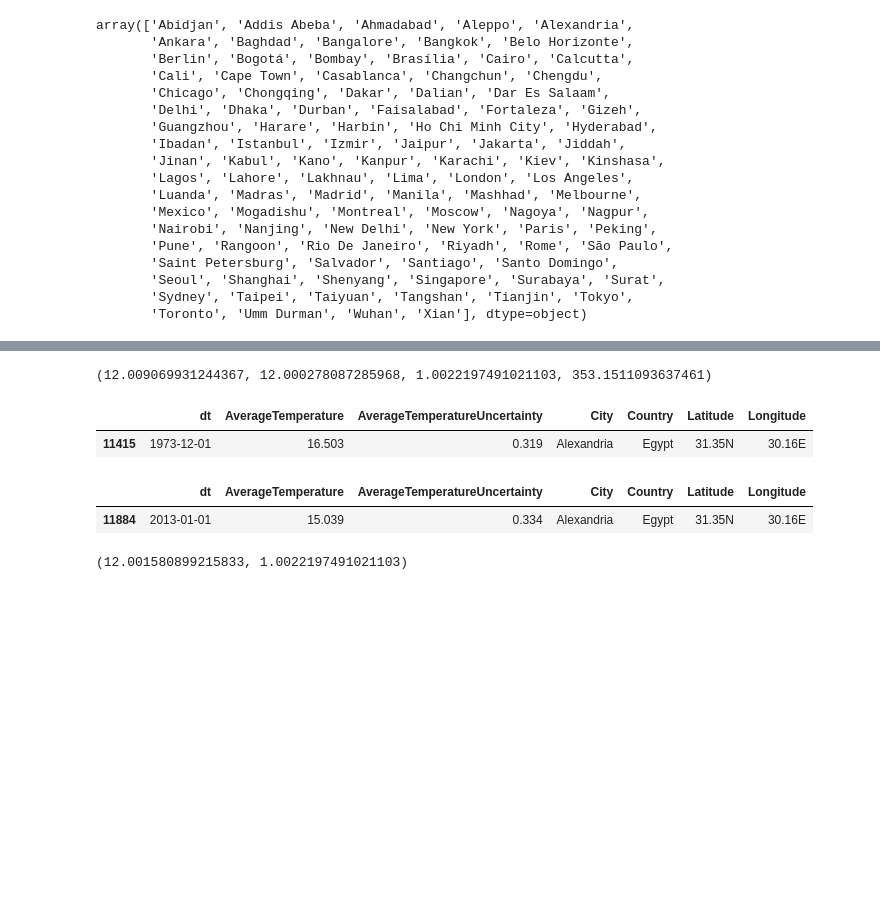
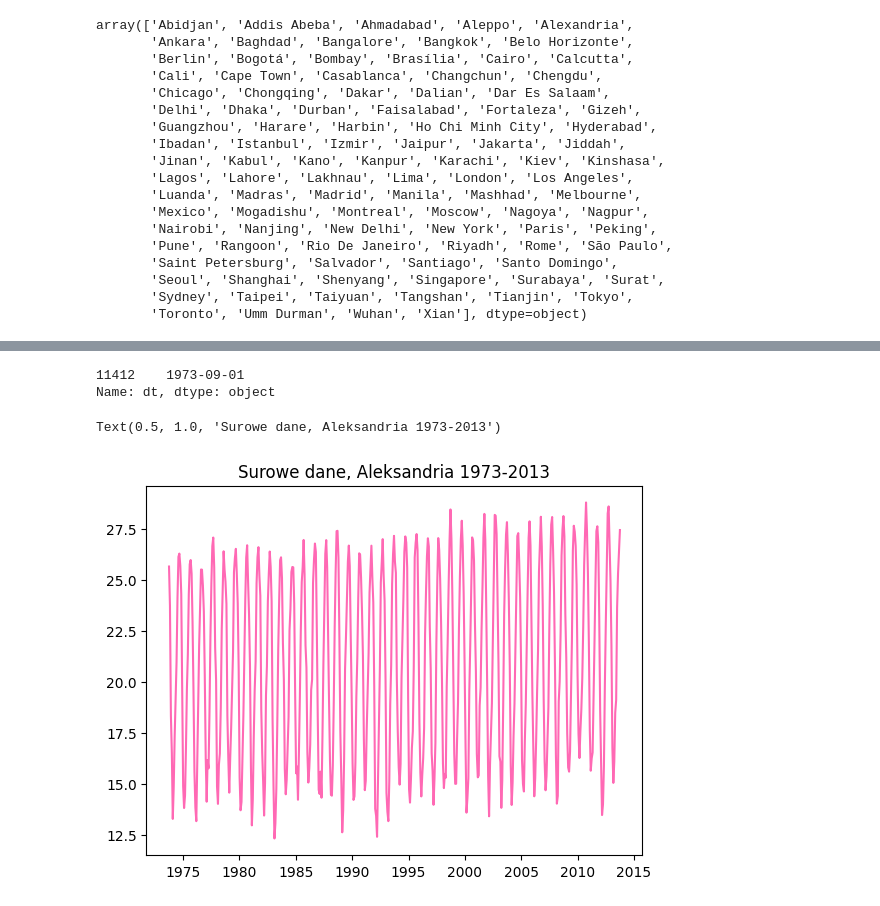
Before and after one commit to MariaNowacka/raport_kaszcz, a Jupyter notebook: sprawko.ipynb, the cells around one changed output, grey strips where cells are left out. Drawn from its saved outputs; the diff is of its cells as text; code cells hidden in the pictures; blank space fills up the shorter version.

Commit message:
lots of plots

```diff
--- a/sprawko.ipynb
+++ b/sprawko.ipynb
@@ -203,18 +60,14 @@ l_coeff = fit_sin(np.arange(120), last_ten)
-# %%
-f_coeff['period'],l_coeff['period'], fit['period'], fit1['period']
-# %% [output]
-(12.009069931244367, 12.000278087285968, 1.0022197491021103, 353.1511093637461)
-# %%
-alexandria[-478:-477]
-# %% [output]
-|  | dt | AverageTemperature | AverageTemperatureUncertainty | City | Country | Latitude | Longitude |
-| 11415 | 1973-12-01 | 16.503 | 0.319 | Alexandria | Egypt | 31.35N | 30.16E |
-# %%
-alexandria[-9:-8]
-# %% [output]
-|  | dt | AverageTemperature | AverageTemperatureUncertainty | City | Country | Latitude | Longitude |
-| 11884 | 2013-01-01 | 15.039 | 0.334 | Alexandria | Egypt | 31.35N | 30.16E |
-# %%
-fit_sin(np.arange(480), X_star)['period'], fit_sin(t, X_star)['period'],
-# %% [output]
-(12.001580899215833, 1.0022197491021103)
+# %%
+alexandria = data[data['City'] == 'Alexandria']
+al = alexandria['AverageTemperature'][-481:-1]
+t = np.linspace(1973.75, 2013.75, 480)
+alexandria["dt"][-481:-480]
+# %% [output]
+11412    1973-09-01
+Name: dt, dtype: object
+# %%
+plt.plot(t, al, color = 'hotpink')
+plt.title('Surowe dane, Aleksandria 1973-2013')
+# %% [output]
+Text(0.5, 1.0, 'Surowe dane, Aleksandria 1973-2013')
+[figure, added]
```
Also changed, not shown: parts of 76 cells of this notebook, 23 other files.
